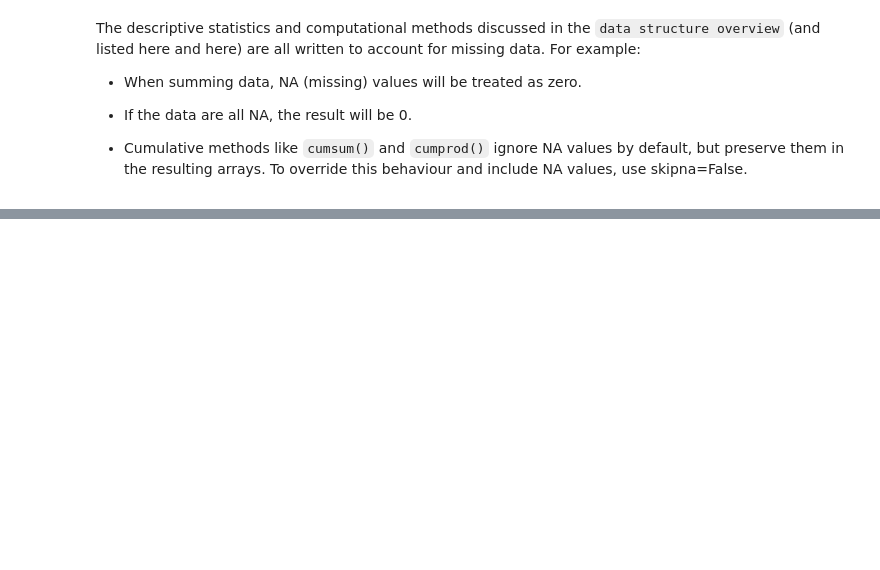
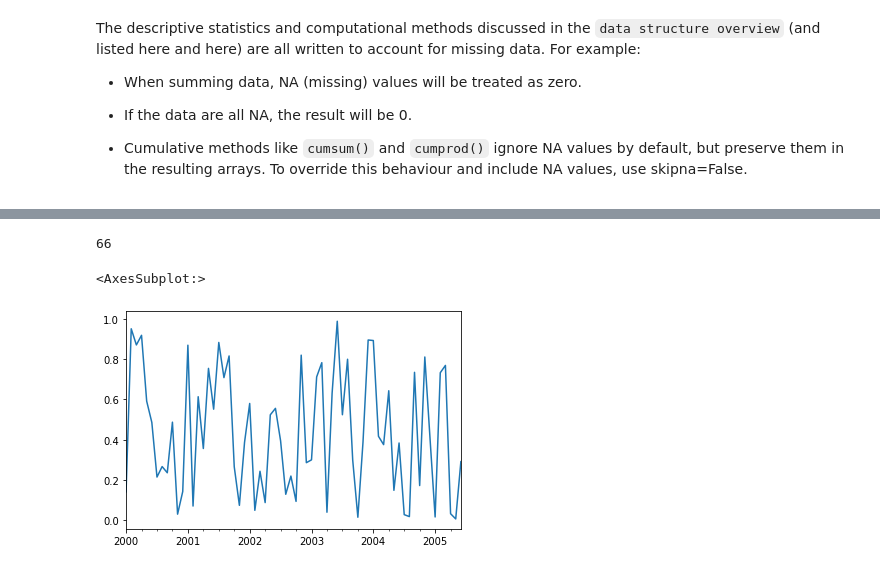
Before and after one commit to c-w-m/eda_dev, a Jupyter notebook: ipynb/pandas/userguide/10_missing_data.ipynb, the cells around one changed output, grey strips where cells are left out. Cells and saved outputs as stored; diff of their text form; code cells hidden in the pictures; blank space fills up the shorter version.

```diff
--- a/ipynb/pandas/userguide/10_missing_data.ipynb
+++ b/ipynb/pandas/userguide/10_missing_data.ipynb
@@ -126,0 +544,11 @@ The descriptive statistics and computational methods discussed in the `data stru
+# %%
+n_samples = 100
+columns = ['Value']
+ts = pd.DataFrame(pd.Series(np.random.uniform(size=n_samples),
+                            index=pd.date_range("2000-01-31",
+                                                freq="M",
+                                                periods=n_samples)),
+                  columns=columns
+                 )
+ts.rename(index={0:'DateTime'}, inplace=True)
+ts
@@ -126,0 +569,9 @@ The descriptive statistics and computational methods discussed in the `data stru
+# %%
+ts.count()
+# %% [output]
+66
+# %%
+ts.plot()
+# %% [output]
+<AxesSubplot:>
+[figure, added]
```
Also changed, not shown: parts of 56 cells of this notebook, 10 other files.
